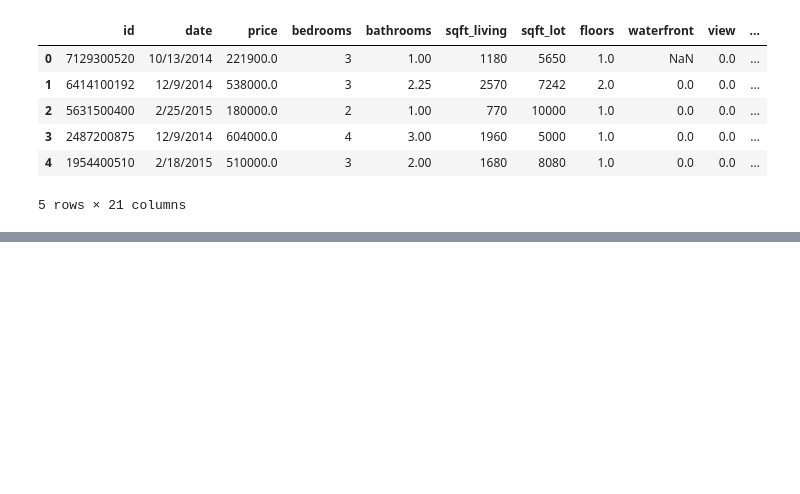
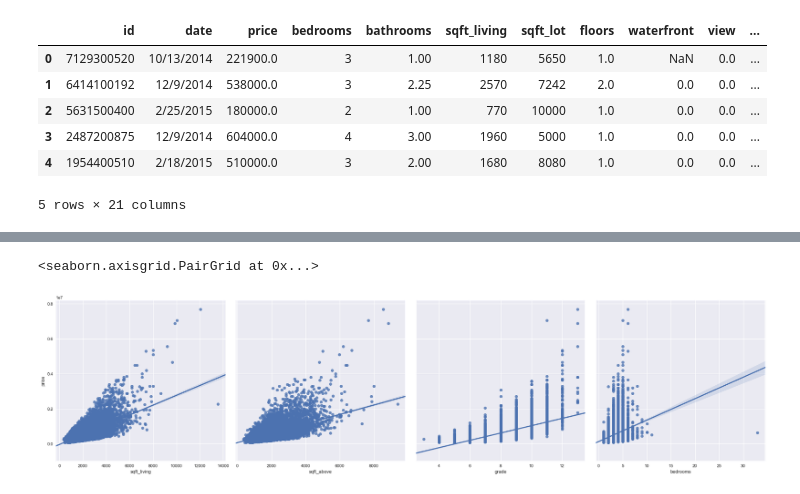
Before and after one commit to harrisonhardin/houston-ds-042219-mod1-project, a Jupyter notebook: test_francois.ipynb, the cells around one changed output, grey strips where cells are left out. Cells and saved outputs as stored; diff of their text form; code cells hidden in the pictures; blank space fills up the shorter version.

```diff
--- a/test_francois.ipynb
+++ b/test_francois.ipynb
@@ -43,2 +59,22 @@ for column in ['price', 'bedrooms', 'bathrooms', 'sqft_living', 'floors', 'sqft_
+# %%
+import seaborn as sns
+
+# g = sns.PairGrid(data,
+#                  y_vars=["price"],
+#                  x_vars=['bedrooms', 'bathrooms', 'sqft_living', 'floors', 'sqft_above', 'yr_built', 'lat', 'long'],
+#                  hue="price",
+#                  palette="GnBu_d")
+# g = sns.PairGrid(data,
+#                  y_vars=['price'],
+#                  x_vars=['sqft_living', 'sqft_above'],
+#                  hue="price",
+#                  palette="GnBu_d")
+# g.map(sns.regplot);
+
+g = sns.PairGrid(data, y_vars=['price'], x_vars=['sqft_living', 'sqft_above', 'grade', 'bedrooms'], height=6)
+g.map(sns.regplot)
+# %% [output]
+<seaborn.axisgrid.PairGrid at 0x...>
+[figure, added]
 # %%
 # visualize the relationship between the preditors and the target using scatterplots
```
Also changed, not shown: parts of 9 cells of this notebook.
